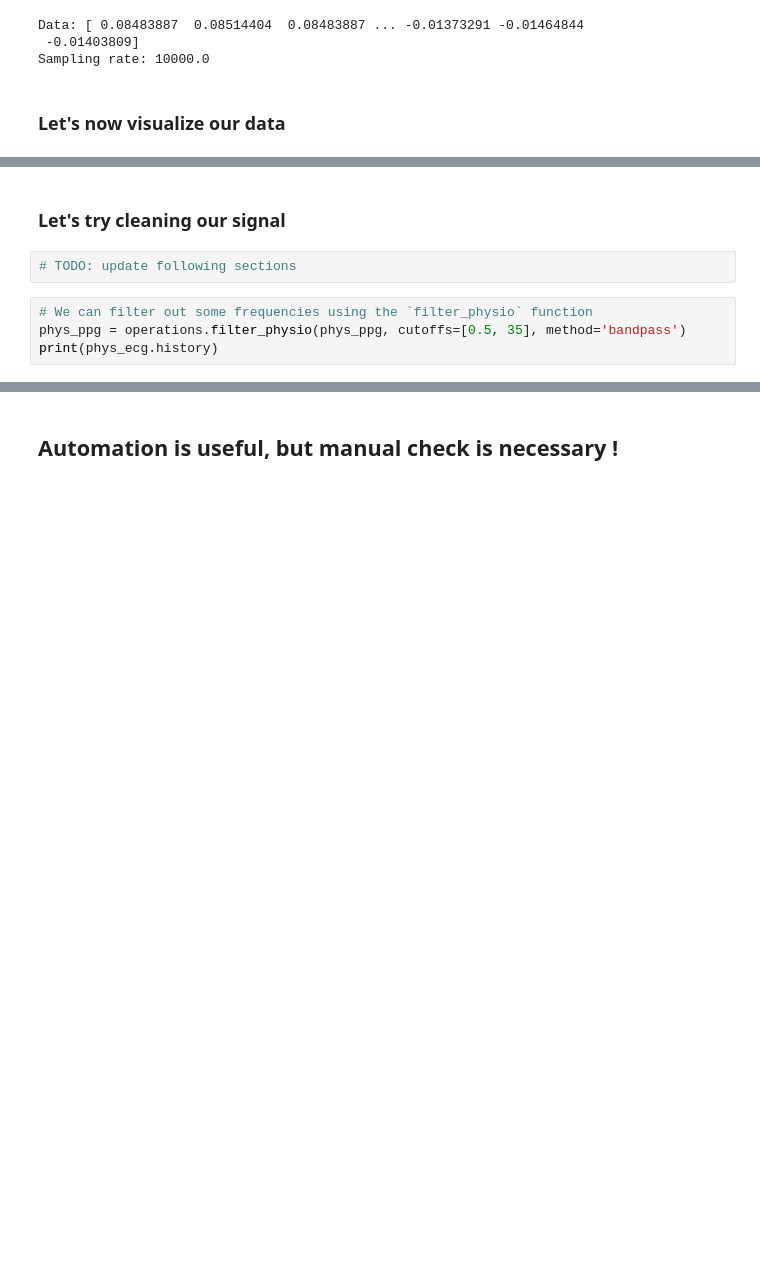
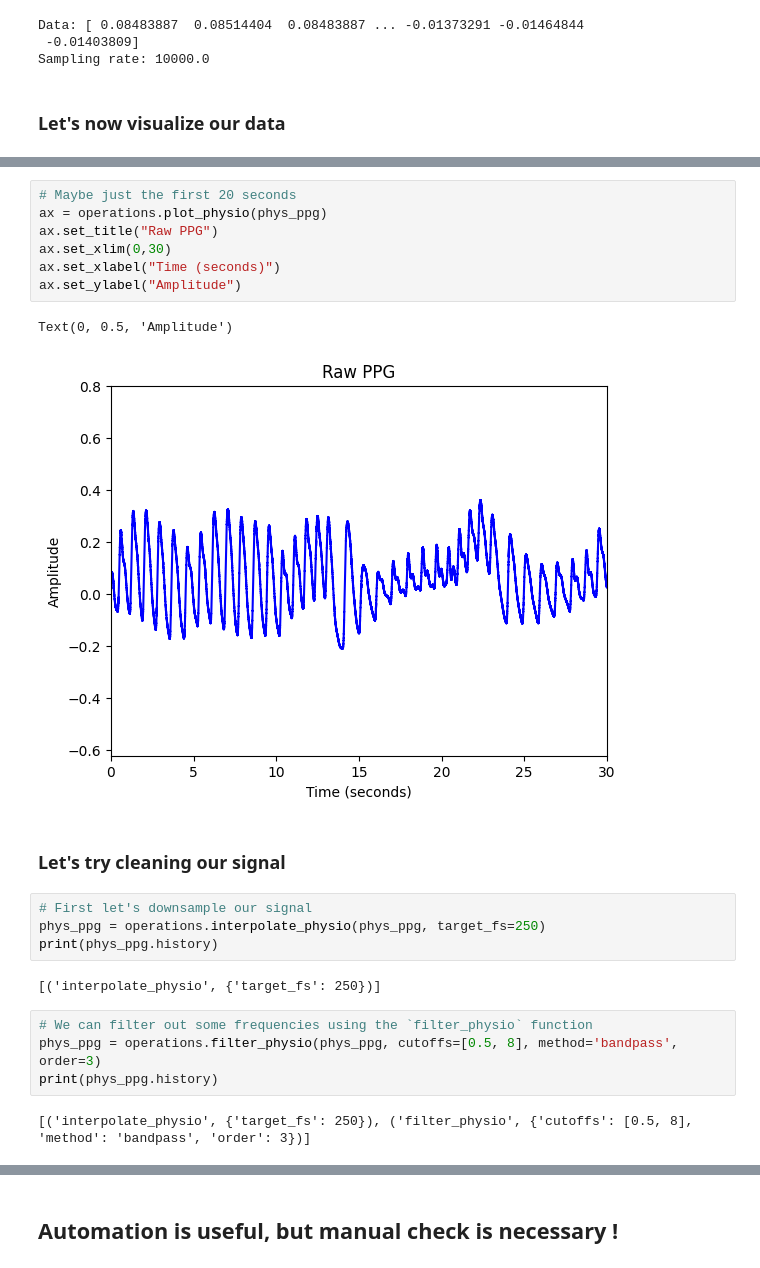
Before and after one commit to me-pic/repronim2024physiopy, a Jupyter notebook: repronim_tutorial.ipynb, the cells around one changed output, grey strips where cells are left out. Drawn from its saved outputs; the diff is of its cells as text; blank space fills up the shorter version.

```diff
--- a/repronim_tutorial.ipynb
+++ b/repronim_tutorial.ipynb
@@ -202,8 +201,24 @@ Text(0, 0.5, 'Amplitude')
+# %%
+# Maybe just the first 20 seconds
+ax = operations.plot_physio(phys_ppg)
+ax.set_title("Raw PPG")
+ax.set_xlim(0,30)
+ax.set_xlabel("Time (seconds)")
+ax.set_ylabel("Amplitude")
+# %% [output]
+Text(0, 0.5, 'Amplitude')
+[figure, added]
 # %% [markdown]
 ### Let's try cleaning our signal
-# %%
-# TODO: update following sections
+# %%
+# First let's downsample our signal
+phys_ppg = operations.interpolate_physio(phys_ppg, target_fs=250)
+print(phys_ppg.history)
+# %% [output]
+[('interpolate_physio', {'target_fs': 250})]
 # %%
 # We can filter out some frequencies using the `filter_physio` function
-phys_ppg = operations.filter_physio(phys_ppg, cutoffs=[0.5, 35], method='bandpass')
-print(phys_ecg.history)
+phys_ppg = operations.filter_physio(phys_ppg, cutoffs=[0.5, 8], method='bandpass', order=3)
+print(phys_ppg.history)
+# %% [output]
+[('interpolate_physio', {'target_fs': 250}), ('filter_physio', {'cutoffs': [0.5, 8], 'method': 'bandpass', 'order': 3})]
```
Also changed, not shown: parts of 23 cells of this notebook, 4 other files.
